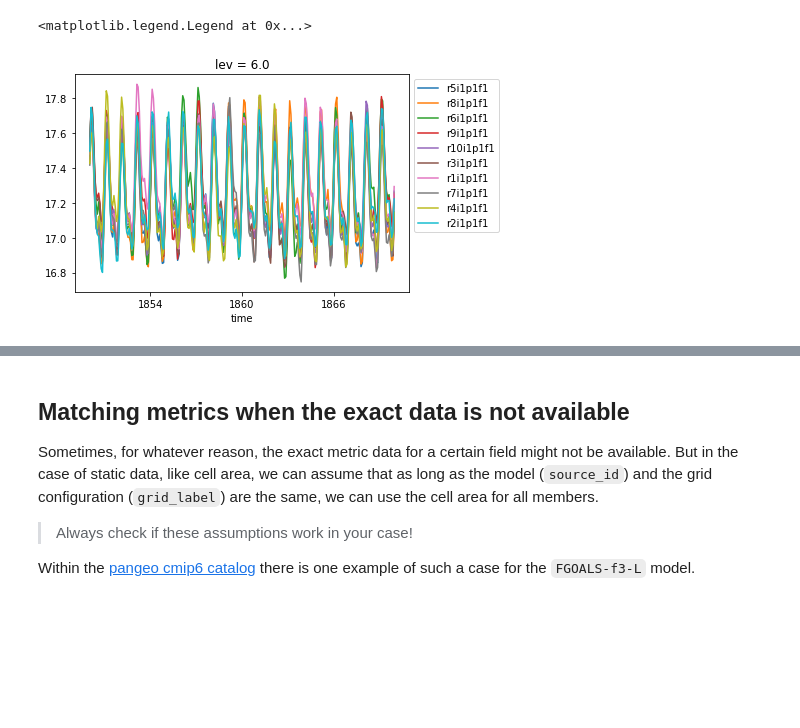
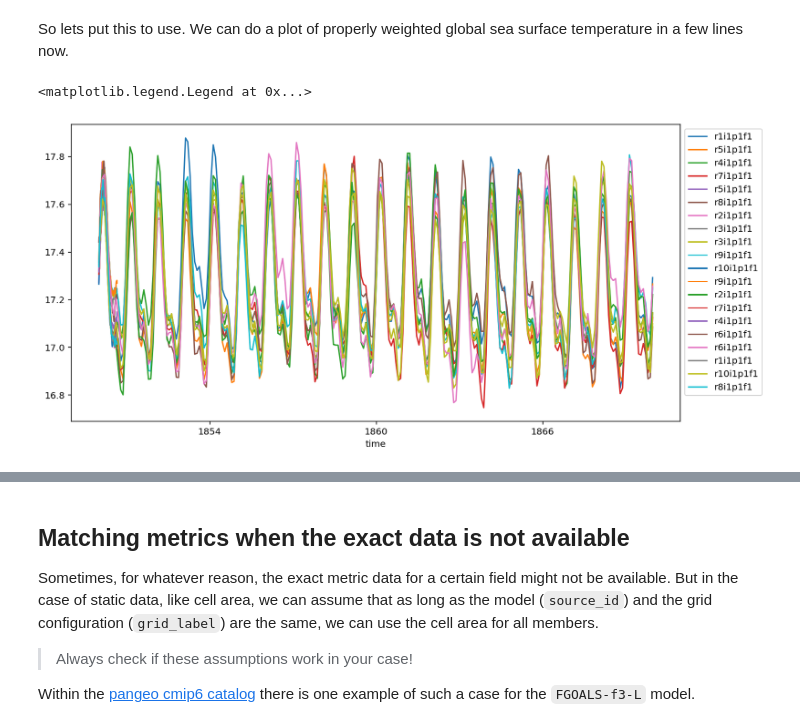
Before and after one commit to jbusecke/xMIP, a Jupyter notebook: docs/parsing_metrics.ipynb, the cells around one changed output, grey strips where cells are left out. Saved outputs shown, nothing was run; the diff lists cells and outputs as text; code cells hidden in the pictures; blank space fills up the shorter version.

```diff
--- a/docs/parsing_metrics.ipynb
+++ b/docs/parsing_metrics.ipynb
@@ -15,0 +9,5 @@ Lets start by loading a bunch of ocean temperature output into a dictionary of d
+# %%
+import matplotlib.pyplot as plt
+import numpy as np
+plt.rcParams['figure.figsize'] = 12, 6
+%config InlineBackend.figure_format = 'retina'
@@ -16,10 +18,4 @@ Lets start by loading a bunch of ocean temperature output into a dictionary of d
 # %%
-# import dask
-# dask.config.set(**{'array.slicing.split_large_chunks': True})
-# from dask.diagnostics import ProgressBar
-
-import matplotlib.pyplot as plt
-import numpy as np
 from cmip6_preprocessing.utils import google_cmip_col
 from cmip6_preprocessing.preprocessing import combined_preprocessing
 
@@ -28,7 +24,7 @@ experiment_id='historical'
 source_id = 'MPI-ESM1-2-LR'
 kwargs = {'zarr_kwargs':{'consolidated':True, 'use_cftime':True}, 'aggregate':False, 'preprocess':combined_preprocessing}
 
-cat_data = col.search(source_id=source_id, experiment_id=experiment_id, variable_id='thetao')
+cat_data = col.search(source_id=source_id, experiment_id=experiment_id, variable_id='tos')
 ddict = cat_data.to_dataset_dict(**kwargs)
 # %% [output]
 --> The keys in the returned dictionary of datasets are constructed as follows:
@@ -92,11 +73,13 @@ No match found:{'areacello': 0}
+# %% [markdown]
+So lets put this to use. We can do a plot of properly weighted global sea surface temperature in a few lines now.
 # %%
 fig, ax = plt.subplots()
-for i, ds in enumerate(ddict_matched.values()):
+for ds in ddict_matched.values():
     # calculate the weighted average over the surface level temperatures
     area = ds.areacello.fillna(0)
-    da = ds.thetao.isel(lev=0, time=slice(0,240)).weighted(area).mean(['x','y']).squeeze().load()
-    l = da.plot(ax=ax, color=f'C{i}', label=ds.attrs['variant_label'])
+    da = ds.tos.isel(time=slice(0,240)).weighted(area).mean(['x','y']).squeeze().load()
+    da.plot(ax=ax, label=ds.attrs['variant_label'])
 ax.legend(bbox_to_anchor=(1, 1), loc='upper left')
 # %% [output]
 <matplotlib.legend.Legend at 0x...>
-[figure, old version]
+[figure, new version]
```
Also changed, not shown: parts of 28 cells of this notebook, 3 other files.
